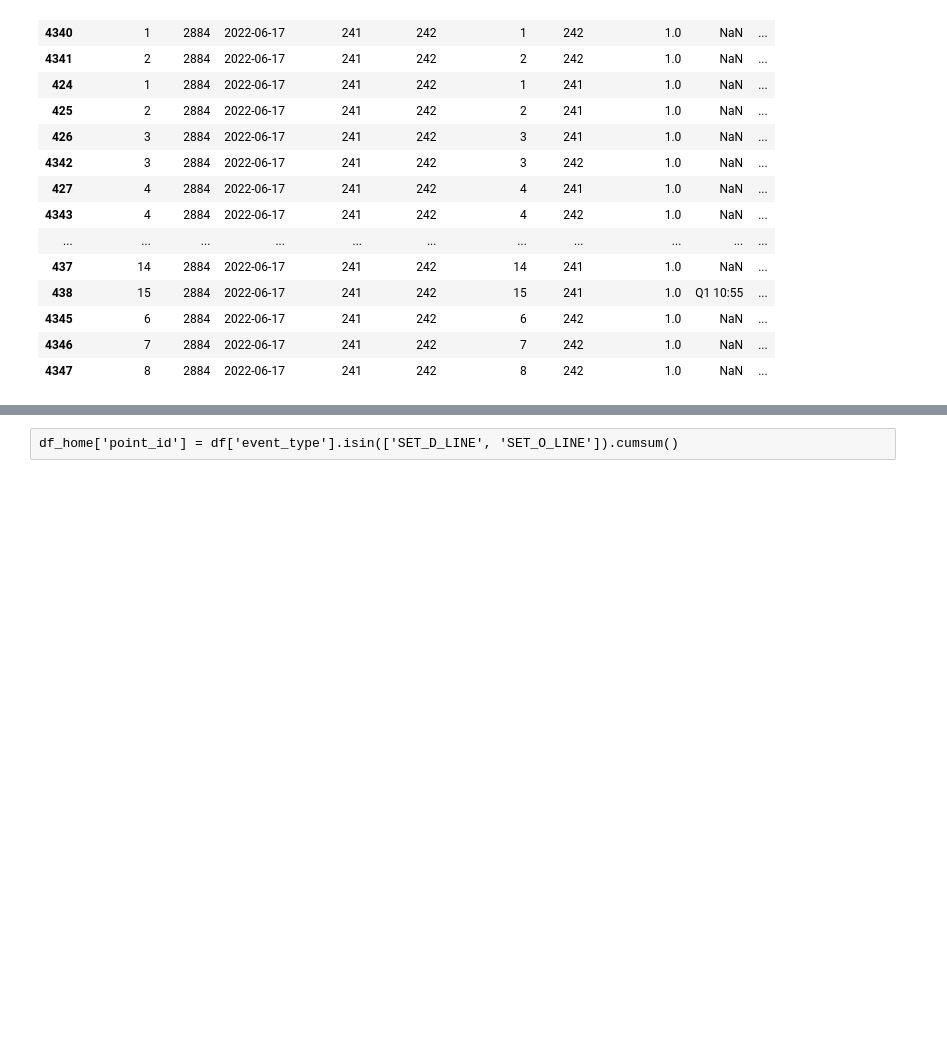
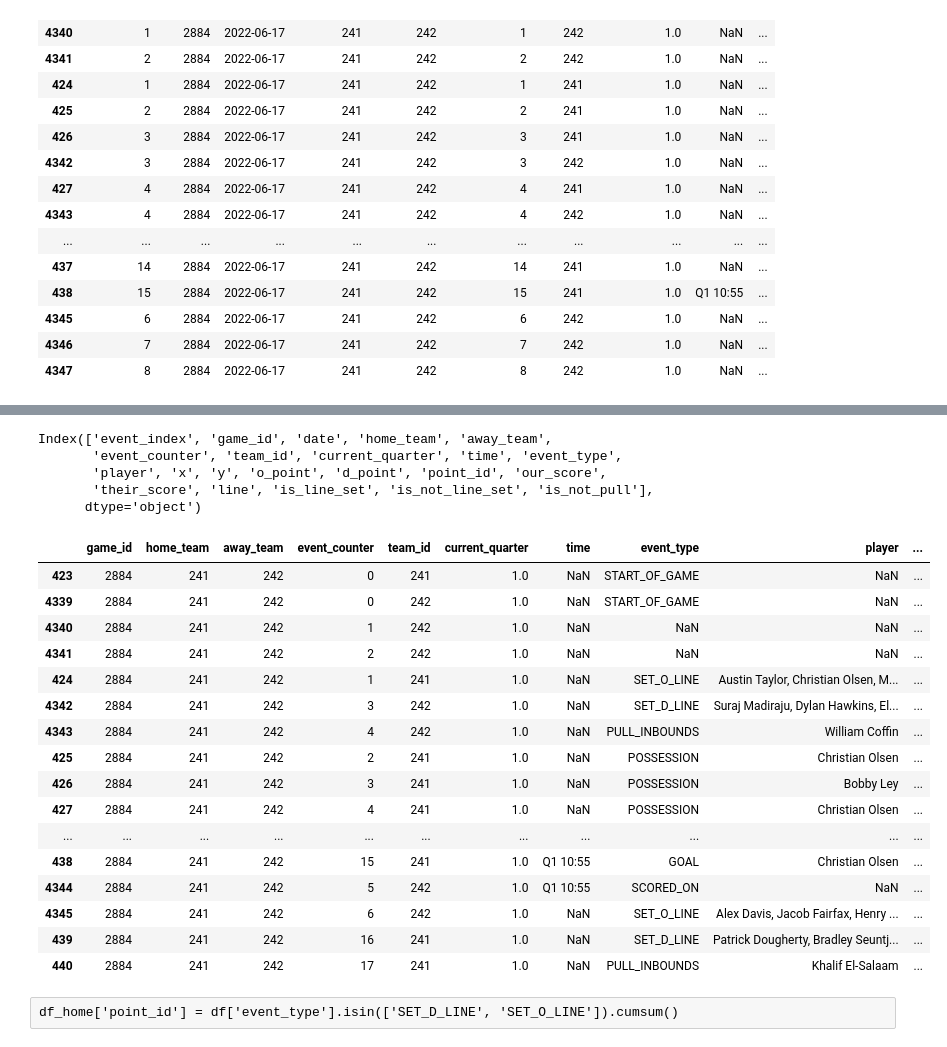
Before and after one commit to JaySCarter/audl_api, a Jupyter notebook: FlyersAnalysisTests-Copy1.ipynb, the cells around one changed output, grey strips where cells are left out. Saved outputs shown, nothing was run; the diff lists cells and outputs as text; code cells hidden in the pictures; blank space fills up the shorter version.

```diff
--- a/FlyersAnalysisTests-Copy1.ipynb
+++ b/FlyersAnalysisTests-Copy1.ipynb
@@ -110,3 +123,40 @@ df.sort_values(['game_id', 'point_id', 'event_counter', 'team_id']).head(25)
+# %%
+df.columns
+# %% [output]
+Index(['event_index', 'game_id', 'date', 'home_team', 'away_team',
+       'event_counter', 'team_id', 'current_quarter', 'time', 'event_type',
+       'player', 'x', 'y', 'o_point', 'd_point', 'point_id', 'our_score',
+       'their_score', 'line', 'is_line_set', 'is_not_line_set', 'is_not_pull'],
+      dtype='object')
+# %%
+df.sort_values(['game_id', 'point_id', 'event_counter', 'team_id']).head(25)
+df['is_not_line_set'] = np.where(df['event_type'].isin(['SET_O_LINE', 'SET_D_LINE']), 0, 1)
+df['is_not_pull'] = np.where(df['event_type'].isin(['PULL_INBOUNDS', 'PULL_OUT_OF_BOUNDS']), 0, 1)
+df['is_score'] = np.where(df['event_type'].isin(['SCORED_ON']), 1, 0)
+sort_order_test = ['game_id', 'point_id', 'is_not_line_set', 'is_not_pull', 'is_score', 'event_counter']
+sort_test_columns = ['game_id', 'home_team', 'away_team', 'event_counter', 'team_id', 'current_quarter',
+                     'time', 'event_type', 'player', 'x', 'y']
+drop_these = ['event_index', 'date', 'is_line_set', 'is_not_line_set', 'is_not_pull', 'is_not_score', 'is_score']
+sort_test_columns = [x for x in df.columns if x not in drop_these]
+df.sort_values(sort_order_test).loc[:, sort_test_columns].head(25)
+# %% [output]
+|  | game_id | home_team | away_team | event_counter | team_id | current_quarter | time | event_type | player | ... |
+| 423 | 2884 | 241 | 242 | 0 | 241 | 1.0 | NaN | START_OF_GAME | NaN | ... |
+| 4339 | 2884 | 241 | 242 | 0 | 242 | 1.0 | NaN | START_OF_GAME | NaN | ... |
+| 4340 | 2884 | 241 | 242 | 1 | 242 | 1.0 | NaN | NaN | NaN | ... |
+| 4341 | 2884 | 241 | 242 | 2 | 242 | 1.0 | NaN | NaN | NaN | ... |
+| 424 | 2884 | 241 | 242 | 1 | 241 | 1.0 | NaN | SET_O_LINE | Austin Taylor, Christian Olsen, M... | ... |
+| 4342 | 2884 | 241 | 242 | 3 | 242 | 1.0 | NaN | SET_D_LINE | Suraj Madiraju, Dylan Hawkins, El... | ... |
+| 4343 | 2884 | 241 | 242 | 4 | 242 | 1.0 | NaN | PULL_INBOUNDS | William Coffin | ... |
+| 425 | 2884 | 241 | 242 | 2 | 241 | 1.0 | NaN | POSSESSION | Christian Olsen | ... |
+| 426 | 2884 | 241 | 242 | 3 | 241 | 1.0 | NaN | POSSESSION | Bobby Ley | ... |
+| 427 | 2884 | 241 | 242 | 4 | 241 | 1.0 | NaN | POSSESSION | Christian Olsen | ... |
+| ... | ... | ... | ... | ... | ... | ... | ... | ... | ... | ... |
+| 438 | 2884 | 241 | 242 | 15 | 241 | 1.0 | Q1 10:55 | GOAL | Christian Olsen | ... |
+| 4344 | 2884 | 241 | 242 | 5 | 242 | 1.0 | Q1 10:55 | SCORED_ON | NaN | ... |
+| 4345 | 2884 | 241 | 242 | 6 | 242 | 1.0 | NaN | SET_O_LINE | Alex Davis, Jacob Fairfax, Henry ... | ... |
+| 439 | 2884 | 241 | 242 | 16 | 241 | 1.0 | NaN | SET_D_LINE | Patrick Dougherty, Bradley Seuntj... | ... |
+| 440 | 2884 | 241 | 242 | 17 | 241 | 1.0 | NaN | PULL_INBOUNDS | Khalif El-Salaam | ... |
 # %% [raw]
 df_home['point_id'] = df['event_type'].isin(['SET_D_LINE', 'SET_O_LINE']).cumsum()
 # %%
```
Also changed, not shown: parts of 2 cells of this notebook.
